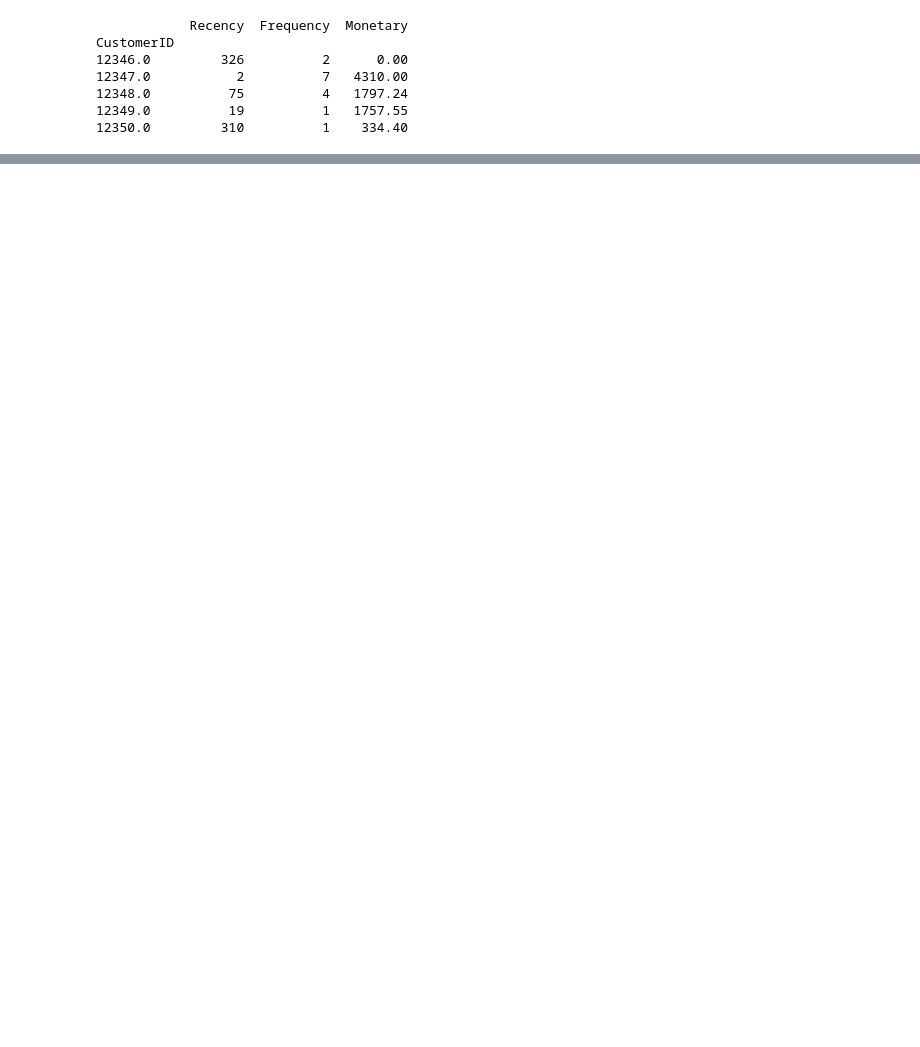
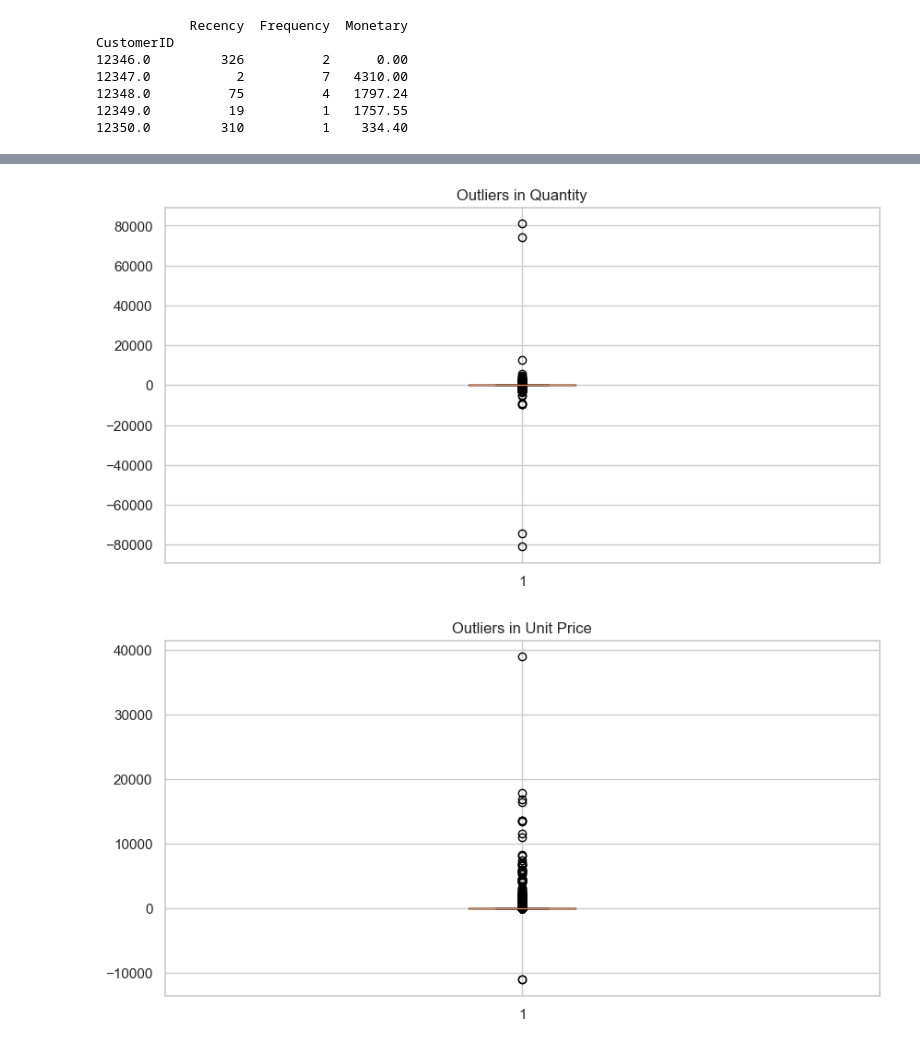
Before and after one commit to amritanshu1968-wq/data-implementation, a Jupyter notebook: Retail_Analysis.ipynb, the cells around one changed output, grey strips where cells are left out. Cells and saved outputs as stored; diff of their text form; code cells hidden in the pictures; blank space fills up the shorter version.

```diff
--- a/Retail_Analysis.ipynb
+++ b/Retail_Analysis.ipynb
@@ -488,0 +589,25 @@ CustomerID
+# %%
+
+# Quantity Outliers
+
+plt.figure(figsize=(10,5))
+
+plt.boxplot(df["Quantity"])
+
+plt.title("Outliers in Quantity")
+
+plt.show()
+
+# Unit Price Outliers
+
+
+plt.figure(figsize=(10,5))
+
+plt.boxplot(df["UnitPrice"])
+
+plt.title("Outliers in Unit Price")
+
+plt.show()
+# %% [output]
+[figure, added]
+[figure, added]
```
Also changed, not shown: parts of 9 cells of this notebook.
